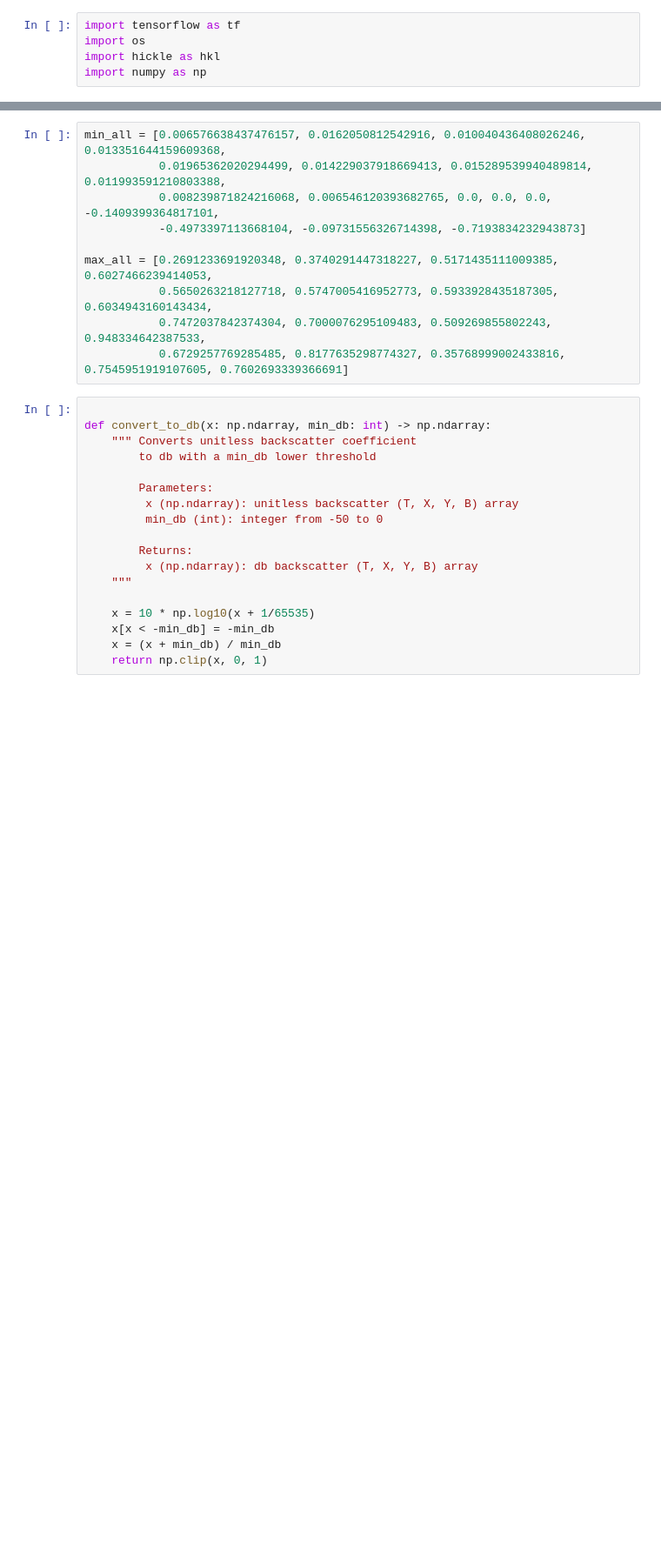
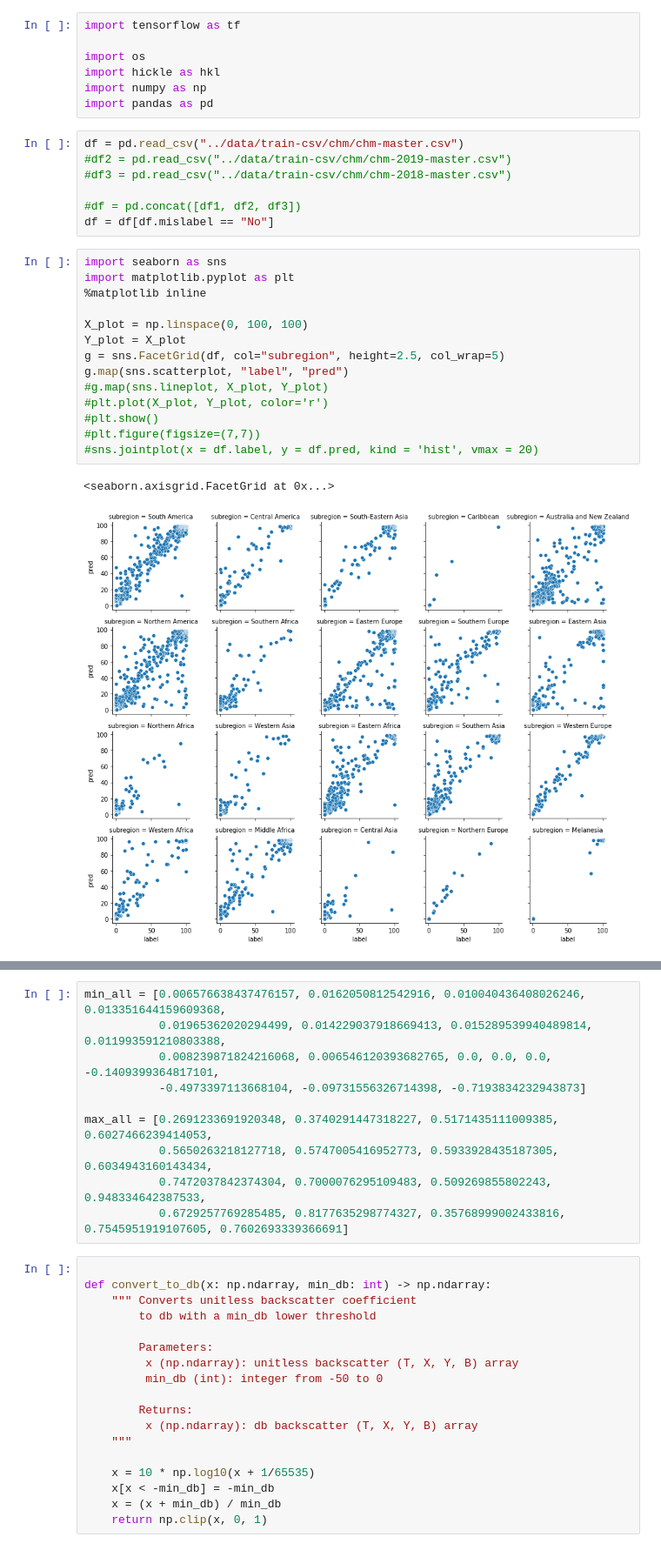
Before and after one commit to wri/sentinel-tree-cover, a Jupyter notebook: notebooks/evaluate-model.ipynb, the cells around one changed output, grey strips where cells are left out. Shown at 87% size. Cells and saved outputs as stored; diff of their text form; blank space fills up the shorter version.

```diff
--- a/notebooks/evaluate-model.ipynb
+++ b/notebooks/evaluate-model.ipynb
@@ -1,5 +1,31 @@
 # %%
 import tensorflow as tf
+
 import os
 import hickle as hkl
 import numpy as np
+import pandas as pd
+# %%
+df = pd.read_csv("../data/train-csv/chm/chm-master.csv")
+#df2 = pd.read_csv("../data/train-csv/chm/chm-2019-master.csv")
+#df3 = pd.read_csv("../data/train-csv/chm/chm-2018-master.csv")
+
+#df = pd.concat([df1, df2, df3])
+df = df[df.mislabel == "No"]
+# %%
+import seaborn as sns
+import matplotlib.pyplot as plt
+%matplotlib inline
+
+X_plot = np.linspace(0, 100, 100)
+Y_plot = X_plot
+g = sns.FacetGrid(df, col="subregion", height=2.5, col_wrap=5)
+g.map(sns.scatterplot, "label", "pred")
+#g.map(sns.lineplot, X_plot, Y_plot)
+#plt.plot(X_plot, Y_plot, color='r')
+#plt.show()
+#plt.figure(figsize=(7,7))
+#sns.jointplot(x = df.label, y = df.pred, kind = 'hist', vmax = 20)
+# %% [output]
+<seaborn.axisgrid.FacetGrid at 0x...>
+[figure, added]
```
Also changed, not shown: parts of 27 cells of this notebook, 29 other files.
